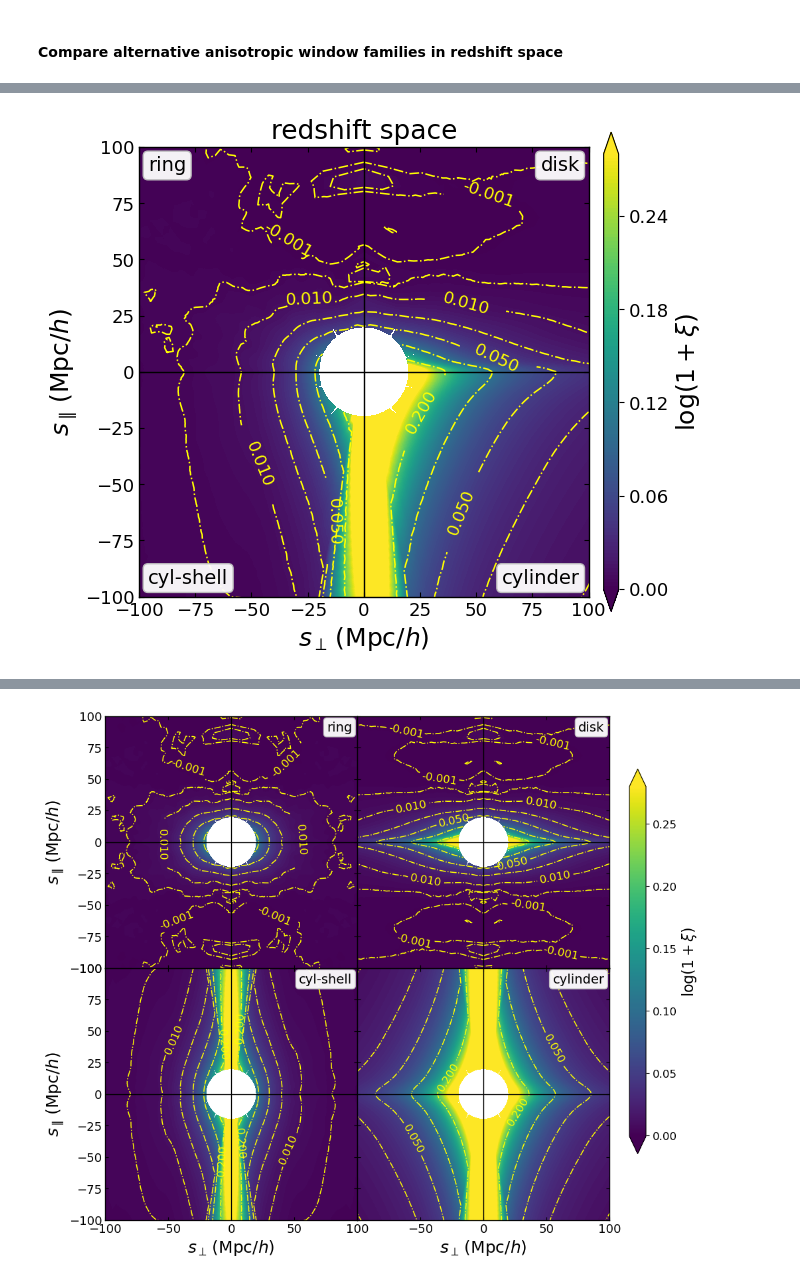
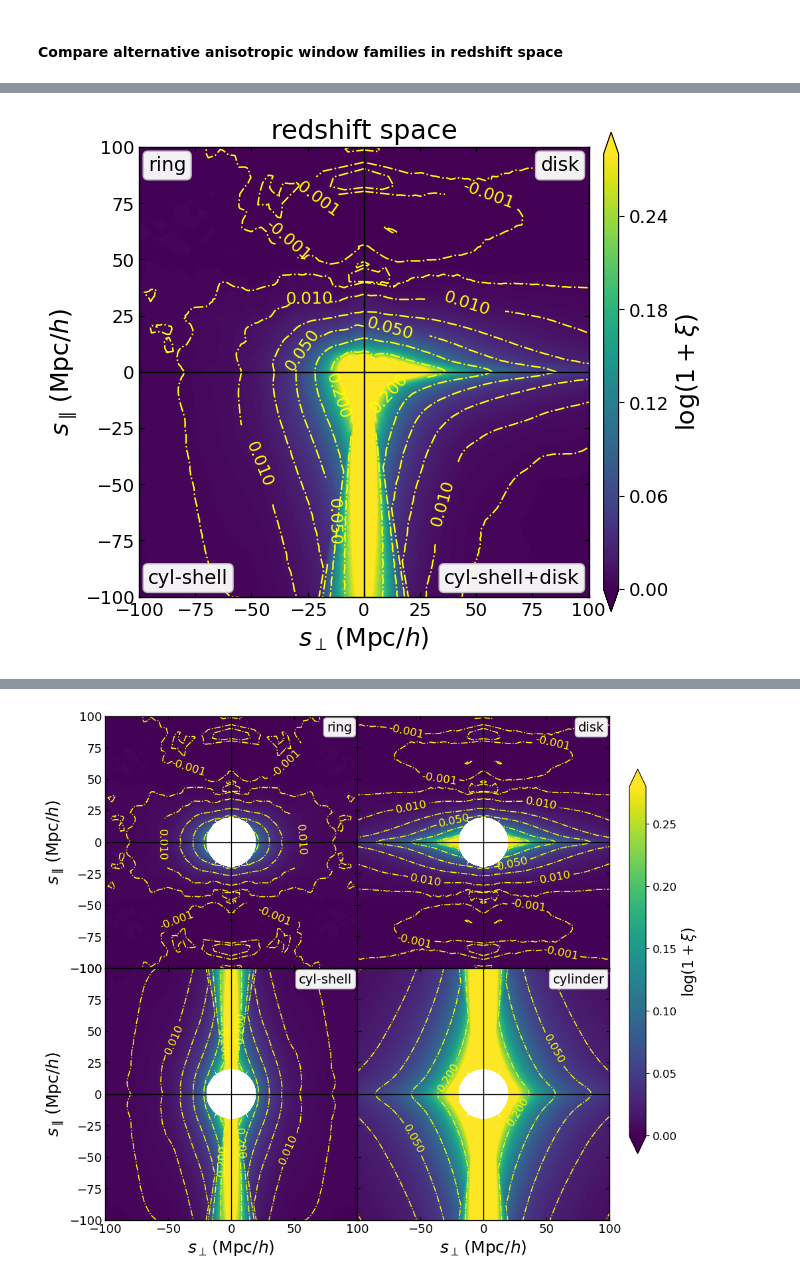
Before and after one commit to SYSUSPA-Projects/PyHermes, a Jupyter notebook: examples/notebooks/corr2pcf.ipynb, the cells around one changed output, grey strips where cells are left out. Saved outputs shown, nothing was run; the diff lists cells and outputs as text; code cells hidden in the pictures.

```diff
--- a/examples/notebooks/corr2pcf.ipynb
+++ b/examples/notebooks/corr2pcf.ipynb
@@ -755,4 +811,6 @@ rsd_smu_disk_z = Corr2PCFData(data_path='./output/quijote8000_snap004_rsd_2pcf_s
 rsd_smu_cyl_z = Corr2PCFData(data_path='./output/quijote8000_snap004_rsd_2pcf_smu_cylinder.pkl')
 # examples/scripts/run_2pcf.py & examples/configs/param_2pcf_smu_cylshell.yaml
 rsd_smu_cyls_z = Corr2PCFData(data_path='./output/quijote8000_snap004_rsd_2pcf_smu_cylshell.pkl')
+# examples/scripts/run_2pcf_cylsurf.py
+rsd_smu_cylsurf_z = Corr2PCFData(data_path='./output/quijote8000_snap004_rsd_2pcf_smu_cylsurf.pkl')
 # %% [output]
@@ -771,29 +833,29 @@ rsd_smu_cyls_z = Corr2PCFData(data_path='./output/quijote8000_snap004_rsd_2pcf_s
 # %%
 plot_kwargs = dict(
-    s_min=20, add_contour=True, cmap='viridis',
+    s_min=0, add_contour=True, cmap='viridis',
     value='log10_1p_xi', vmin=-0.0005, vmax=0.28,
     contour_levels=[-0.001, 0.003, 0.01, 0.025, 0.05, 0.1, 0.2],
 )
 
 plot_corr2pcf_2d(
     quadrants={
         "upper_left": rsd_smu_z,
         "upper_right": rsd_smu_disk_z,
         "lower_left": rsd_smu_cyls_z,
-        "lower_right": rsd_smu_cyl_z,
+        "lower_right": rsd_smu_cylsurf_z,
     },
     quadrant_labels={
         "upper_left": "ring",
         "upper_right": "disk",
         "lower_left": "cyl-shell",
-        "lower_right": "cylinder",
+        "lower_right": "cyl-shell+disk",
     },
     title="redshift space",
     **plot_kwargs
 )
 plt.xlim(-100, 100)
 plt.ylim(-100, 100)
 plt.tight_layout()
 plt.show()
 # %% [output]
-[figure, old version]
+[figure, new version]
```
Also changed, not shown: parts of 15 cells of this notebook.
